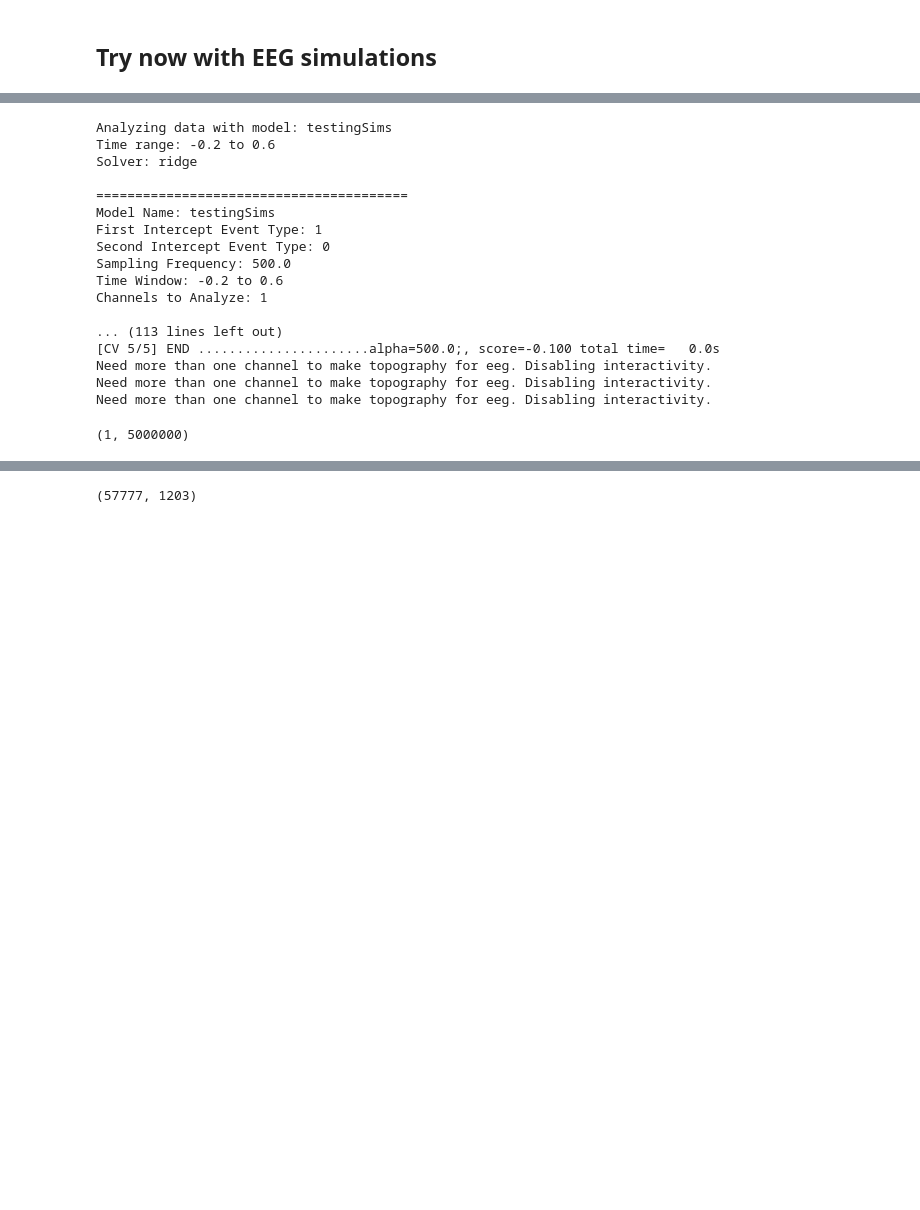
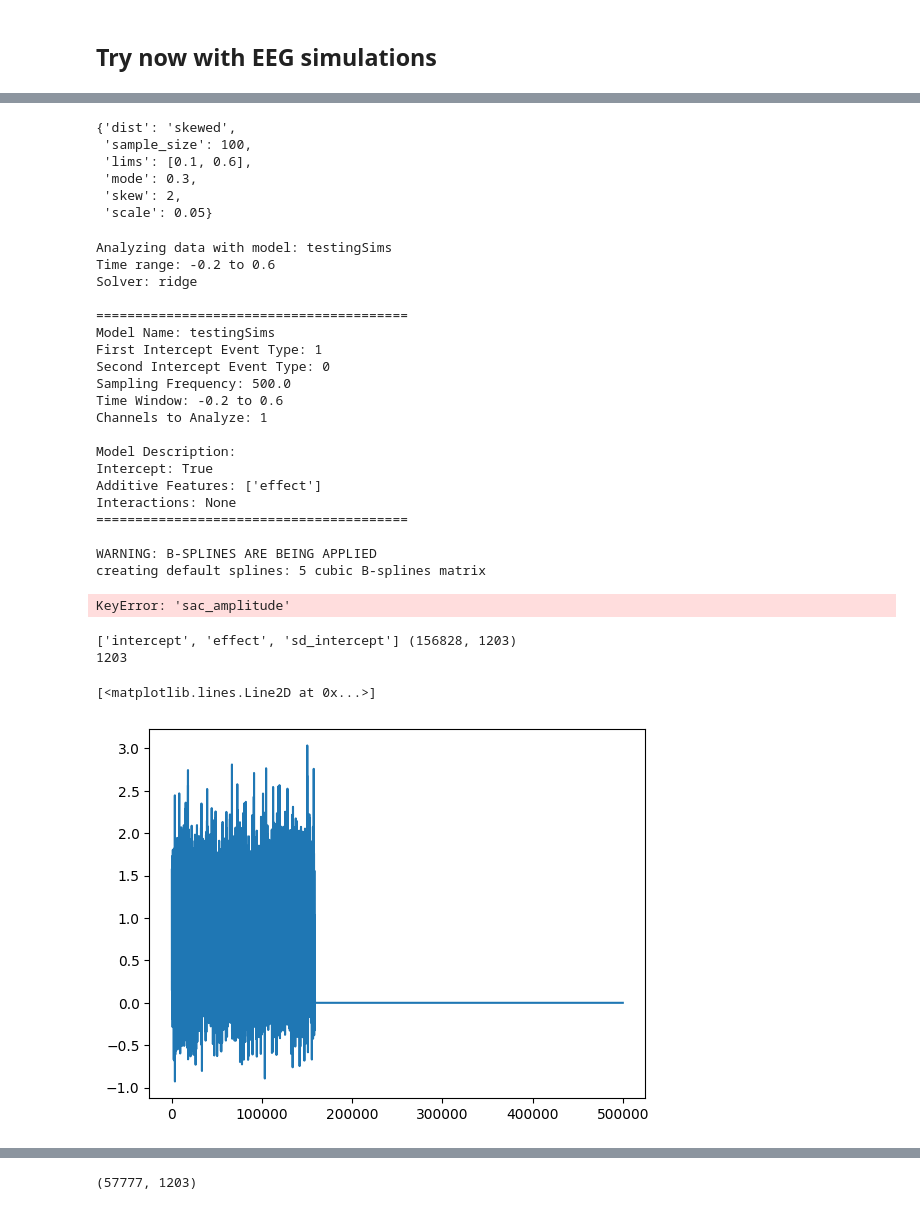
Before and after one commit to incubodac/PyDeconv, a Jupyter notebook: torch_notebook_v2.ipynb, the cells around one changed output, grey strips where cells are left out. Saved outputs shown, nothing was run; the diff lists cells and outputs as text; code cells hidden in the pictures; blank space fills up the shorter version.

```diff
--- a/torch_notebook_v2.ipynb
+++ b/torch_notebook_v2.ipynb
@@ -3,13 +3,15 @@
 # %% [markdown]
 ## Try now with EEG simulations
 # %%
+%load_ext autoreload
+%autoreload 2
 from pydeconv.utils import *
 from pydeconv.pydeconv_sims import *
 import numpy as np
 import mne
 
-%matplotlib qt
-n_seconds = 10000        # Duration of the signal in seconds
+# %matplotlib qt
+n_seconds = 1000        # Duration of the signal in seconds
 sfreq = 500            # Sampling frequency in Hz
 sig = EEGSimulator(n_seconds, sfreq)
 # transition probabilities
@@ -106,4 +110,13 @@ Creating RawArray with float64 data, n_channels=1, n_times=5000000
 Ready.
+# %%
+sig.isi_2
+# %% [output]
+{'dist': 'skewed',
+ 'sample_size': 100,
+ 'lims': [0.1, 0.6],
+ 'mode': 0.3,
+ 'skew': 2,
+ 'scale': 0.05}
 # %%
 # Load parameter, data and features
 #==================================
@@ -126,22 +139,24 @@ solver = rERP_model.estimator
 num_folds = 5
 alphas = np.linspace(5, 500, 20)
 param_grid = {'alpha': alphas.tolist()}
-# Create StratifiedKFold object
-kf = KFold(n_splits=num_folds)
-# Perform grid search with cross-validation
-grid_search = GridSearchCV(estimator=solver,
-                           param_grid=param_grid,
-                           scoring='neg_mean_squared_error',
-                           cv=kf,verbose=5)
-grid_search.fit(X_design, y_data)
-# rERP_model.estimator.set_params(alpha = 24)
-# rERP_model.fit(X_design, y_data)
+
+# # Create StratifiedKFold object
+# kf = KFold(n_splits=num_folds)
+# # Perform grid search with cross-validation
+# grid_search = GridSearchCV(estimator=solver,
+#                            param_grid=param_grid,
+#                            scoring='neg_mean_squared_error',
+#                            cv=kf,verbose=5)
+# grid_search.fit(X_design, y_data)
+
+rERP_model.estimator.set_params(alpha = 5)
+rERP_model.fit(X_design, y_data)
 
 # # Extract results
 # #================
-cv_results = grid_search.cv_results_
-best_model = grid_search.best_estimator_
-rERP_model.coef_ = best_model.coef_
+# cv_results = grid_search.cv_results_
+# best_model = grid_search.best_estimator_
+# rERP_model.coef_ = best_model.coef_
 
 # fig = rERP_model.plot_coefs()
 
@@ -161,13 +176,24 @@ Sampling Frequency: 500.0
 Time Window: -0.2 to 0.6
 Channels to Analyze: 1
 
-... (113 lines left out)
-[CV 5/5] END ......................alpha=500.0;, score=-0.100 total time=   0.0s
-Need more than one channel to make topography for eeg. Disabling interactivity.
-Need more than one channel to make topography for eeg. Disabling interactivity.
-Need more than one channel to make topography for eeg. Disabling interactivity.
+Model Description:
+Intercept: True
+Additive Features: ['effect']
+Interactions: None
+========================================
+
+WARNING: B-SPLINES ARE BEING APPLIED
+creating default splines: 5 cubic B-splines matrix
+KeyError: 'sac_amplitude'
+# %%
+print(rERP_model.feature_names,X_design.shape)
+print(rERP_model.delays_*len(rERP_model.feature_names))
+# %% [output]
+['intercept', 'effect', 'sd_intercept'] (156828, 1203)
+1203
 # %%
 # X_design.shape
-data.shape
+plt.plot(data.T)
 # %% [output]
-(1, 5000000)
+[<matplotlib.lines.Line2D at 0x...>]
+[figure, added]
```
Also changed, not shown: parts of 17 cells of this notebook, 4 other files.
